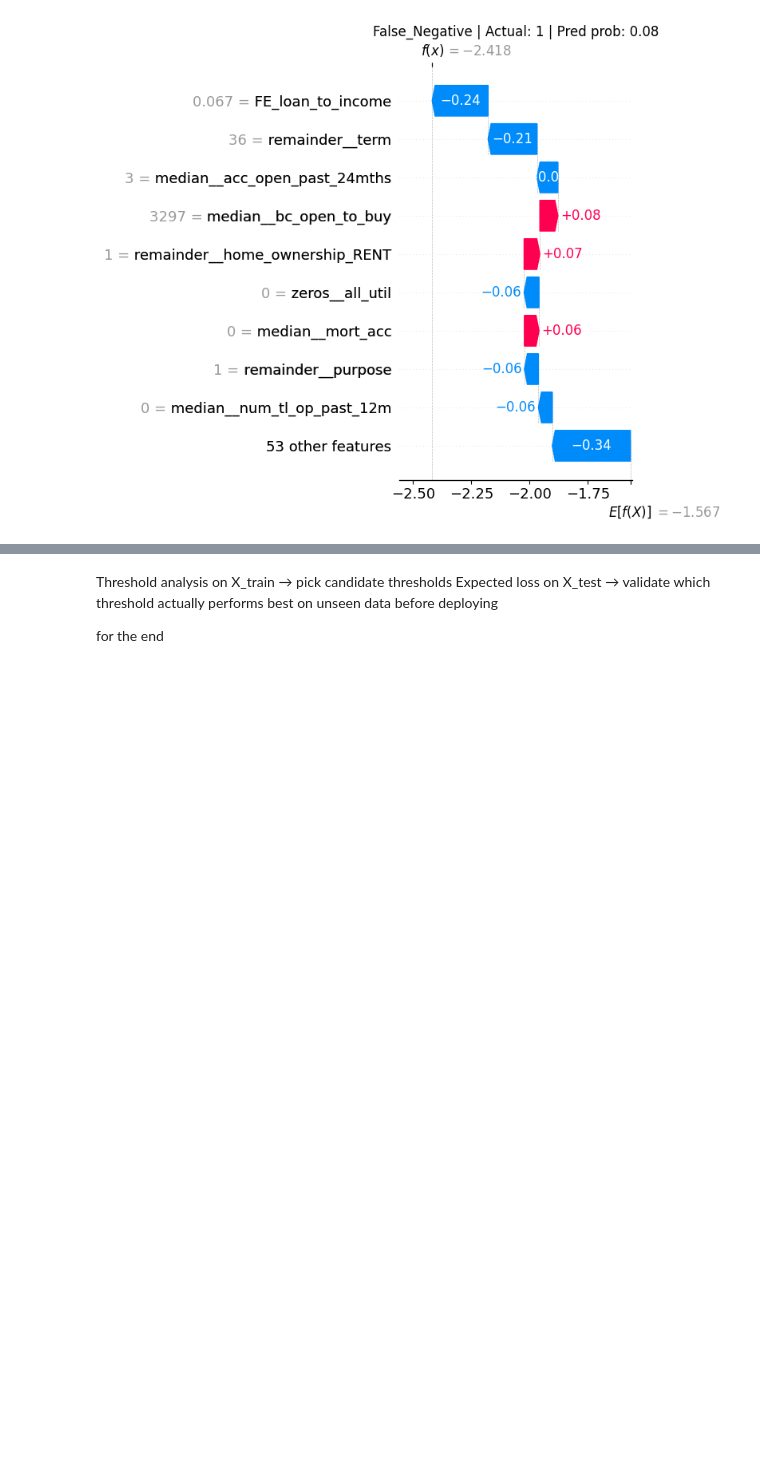
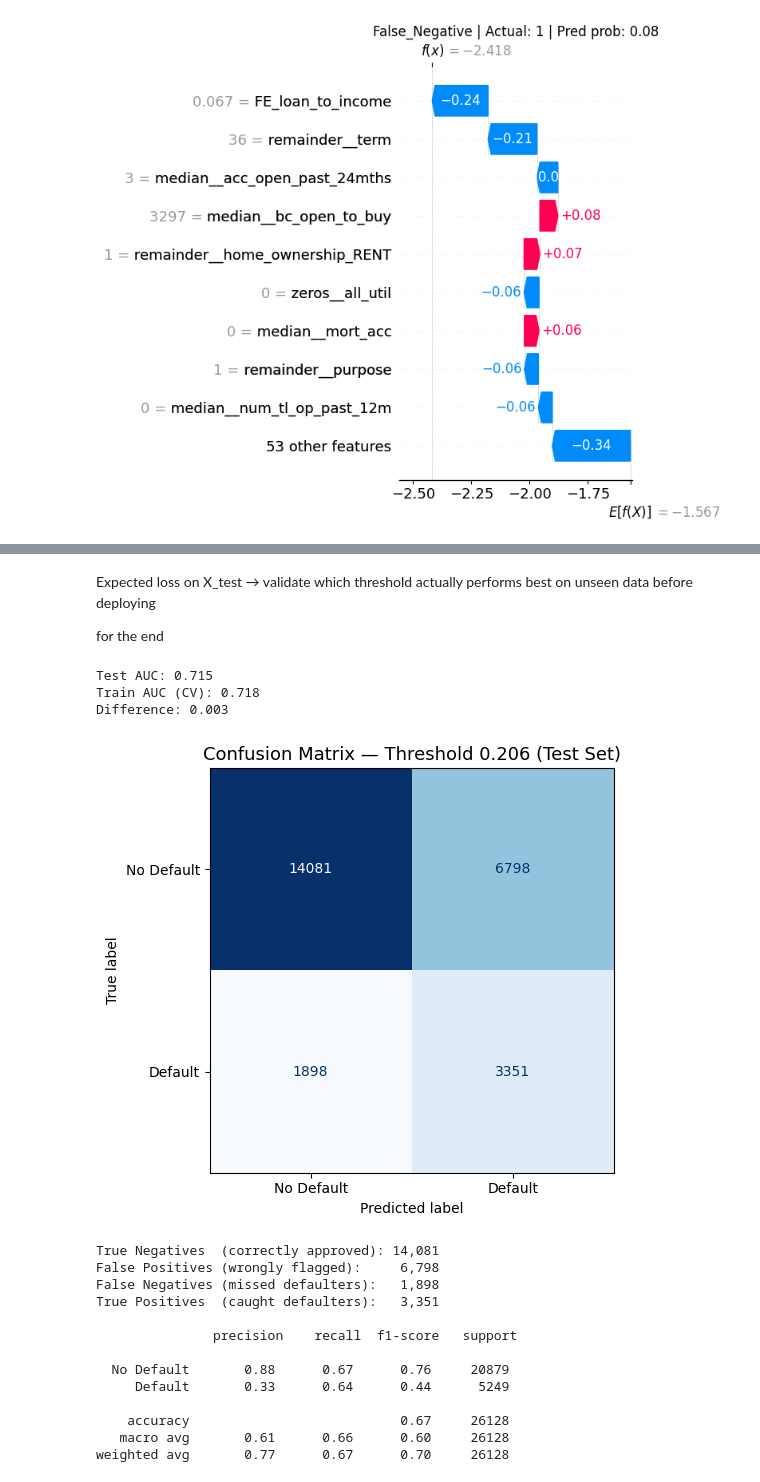
Before and after one commit to Mbu32/Credit-Default, a Jupyter notebook: Trees/endtoend_trees.ipynb, the cells around one changed output, grey strips where cells are left out. Saved outputs shown, nothing was run; the diff lists cells and outputs as text; code cells hidden in the pictures; blank space fills up the shorter version.

```diff
--- a/Trees/endtoend_trees.ipynb
+++ b/Trees/endtoend_trees.ipynb
@@ -696,7 +647,85 @@ plt.show()
 # %% [markdown]
-Threshold analysis on X_train  → pick candidate thresholds
 Expected loss on X_test         → validate which threshold actually performs best
                                   on unseen data before deploying
 
 
 for the end
+# %%
+best_params = {
+    'learning_rate': 0.027898809298734,
+    'depth': 5,
+    'l2_leaf_reg': 2.901699227197062,
+    'subsample': 0.7921642564962083,
+    'colsample_bylevel': 0.9276823462558479,
+    'min_data_in_leaf': 50,
+    "iterations": 1000,
+    "loss_function": "Logloss",
+    "eval_metric": "AUC"
+}
+
+best_params2 = {
+    'learning_rate': 0.010659223731768992,
+    'depth': 10,
+    'l2_leaf_reg': 9.365683939644219,
+    'subsample': 0.8570895593465468,
+    'colsample_bylevel': 0.9925437274503088,
+    'min_data_in_leaf': 12,
+    "iterations": 1000,
+    "loss_function": "Logloss",
+    "eval_metric": "AUC"
+}
+
+tuned_model = CatBoostClassifier(**best_params,random_state=11,verbose=0)
+tuned_model.fit(X_train,y_train)
+y_test_proba = tuned_model.predict_proba(X_test)[:,1]
+y_test_pred = (y_test_proba >= .206).astype(int)
+
+test_auc = roc_auc_score(y_test,y_test_proba)
+print(f"Test AUC: {test_auc:.3f}")
+print(f"Train AUC (CV): 0.718")
+print(f"Difference: {abs(test_auc - 0.718):.3f}")
+# %% [output]
+Test AUC: 0.715
+Train AUC (CV): 0.718
+Difference: 0.003
+# %%
+from sklearn.metrics import confusion_matrix, ConfusionMatrixDisplay, classification_report
+
+threshold = 0.206
+y_test_pred = (y_test_proba >= threshold).astype(int)
+
+# Confusion matrix
+cm = confusion_matrix(y_test, y_test_pred)
+disp = ConfusionMatrixDisplay(confusion_matrix=cm, display_labels=['No Default', 'Default'])
+
+fig, ax = plt.subplots(figsize=(6, 5))
+disp.plot(ax=ax, cmap='Blues', colorbar=False)
+ax.set_title(f'Confusion Matrix — Threshold {threshold} (Test Set)', fontsize=13)
+plt.tight_layout()
+plt.savefig('Images_trees/ConfusionMatrix_test.png', dpi=300, bbox_inches='tight')
+plt.show()
+
+# Readable summary
+tn, fp, fn, tp = cm.ravel()
+print(f"True Negatives: {tn:,}")
+print(f"False Positives:     {fp:,}")
+print(f"False Negatives:   {fn:,}")
+print(f"True Positives:   {tp:,}")
+
+# Full classification report
+print("\n", classification_report(y_test, y_test_pred, target_names=['No Default', 'Default']))
+# %% [output]
+[figure, added]
+True Negatives  (correctly approved): 14,081
+False Positives (wrongly flagged):     6,798
+False Negatives (missed defaulters):   1,898
+True Positives  (caught defaulters):   3,351
+
+               precision    recall  f1-score   support
+
+  No Default       0.88      0.67      0.76     20879
+     Default       0.33      0.64      0.44      5249
+
+    accuracy                           0.67     26128
+   macro avg       0.61      0.66      0.60     26128
+weighted avg       0.77      0.67      0.70     26128
```
Also changed, not shown: parts of 18 cells of this notebook, 1 other file.
